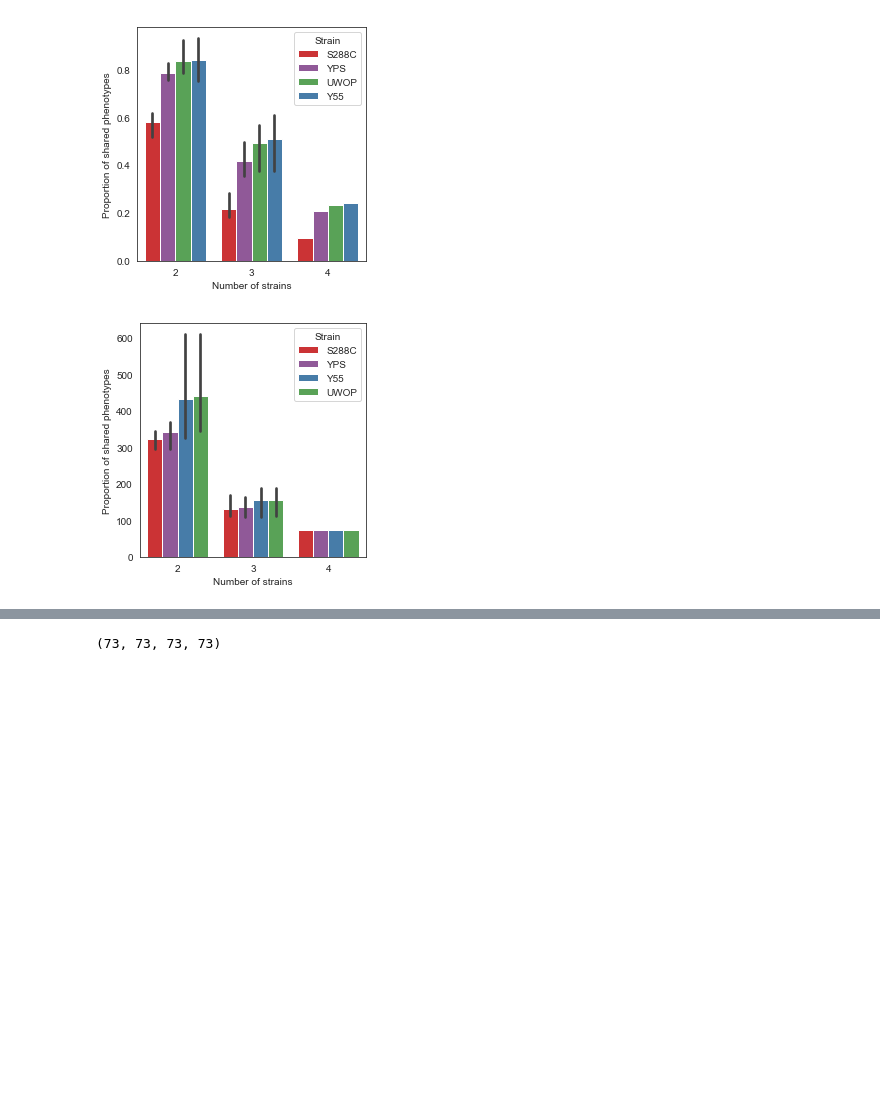
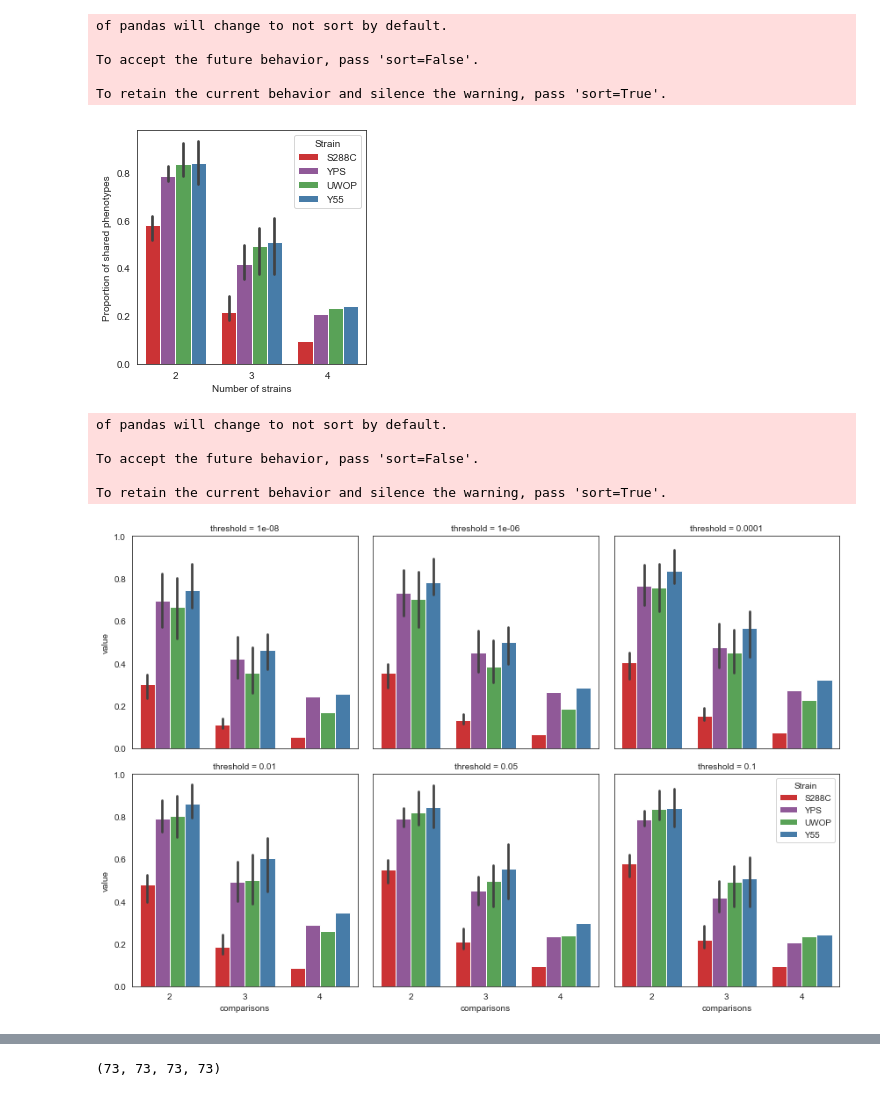
Before and after one commit to mgalardini/2018koyeast, a Jupyter notebook: notebooks/deviations_rarefaction.ipynb, the cells around one changed output, grey strips where cells are left out. Saved outputs shown, nothing was run; the diff lists cells and outputs as text; code cells hidden in the pictures; blank space fills up the shorter version.

Commit message:
Tweaking gene deviations notebooks

```diff
--- a/notebooks/deviations_rarefaction.ipynb
+++ b/notebooks/deviations_rarefaction.ipynb
@@ -145,4 +169,6 @@ p.columns = ['strain',
 # %%
+p, ds = do_analysis(d, strains)
+
 sns.catplot(x='comparisons', y='value',
             hue='strain',
             height=4, aspect=1,
@@ -172,35 +198,52 @@ plt.savefig('deviations-sets-increasing.svg',
             dpi=300, bbox_inches='tight',
             transparent=True);
 # %% [output]
+of pandas will change to not sort by default.
+
+To accept the future behavior, pass 'sort=False'.
+
+To retain the current behavior and silence the warning, pass 'sort=True'.
 [figure]
+# %%
+pp = None
+for i, j in zip([1E-10, 1E-8, 1E-6, 1E-4, 1E-2, 0.05],
+                [1E-8, 1E-6, 1E-4, 1E-2, 0.05, 0.1]):
+    pt, _ = do_analysis(d, strains,
+                        qvalue=0.01,
+                        scores_qvalue=i)
+    pt['threshold'] = j
+    if pp is None:
+        pp = pt
+    else:
+        pp = pd.concat([pp, pt])
+# %% [output]
+of pandas will change to not sort by default.
+
+To accept the future behavior, pass 'sort=False'.
+
+To retain the current behavior and silence the warning, pass 'sort=True'.
 # %%
 sns.catplot(x='comparisons', y='value',
-            hue='strain',
+            hue='strain', col='threshold',
             height=4, aspect=1,
-            kind='bar', data=p[p['variable'] == 'nshared'],
-            hue_order=p[(p['variable'] == 'nshared') &
-                        (p['comparisons'] == 2)
+            col_wrap=3,
+            kind='bar', data=pp[pp['variable'] == 'shared'],
+            hue_order=pp[(pp['variable'] == 'shared') &
+                        (pp['comparisons'] == 2)
                        ].groupby('strain')['value'].mean().sort_values().index,
-            palette=[cstrains[x] for x in p[(p['variable'] == 'nshared') &
-                                            (p['comparisons'] == 2)
+            palette=[cstrains[x] for x in pp[(pp['variable'] == 'shared') &
+                                            (pp['comparisons'] == 2)
                                            ].groupby('strain')['value'
                                            ].mean().sort_values().index],
             legend=False)
 
 plt.legend(title='Strain',
            loc='upper right')
 
-plt.ylabel('Proportion of shared phenotypes')
-plt.xlabel('Number of strains')
+# plt.ylabel('Proportion of shared phenotypes')
+# plt.xlabel('Number of strains')
 
 sns.despine(top=False,
             right=False)
-
-plt.savefig('deviations-sets-increasing-numbers.png',
-            dpi=300, bbox_inches='tight',
-            transparent=True)
-plt.savefig('deviations-sets-increasing-numbers.svg',
-            dpi=300, bbox_inches='tight',
-            transparent=True);
 # %% [output]
-[figure, old version]
+[figure, new version]
```
Also changed, not shown: parts of 10 cells of this notebook, 2 other files.
